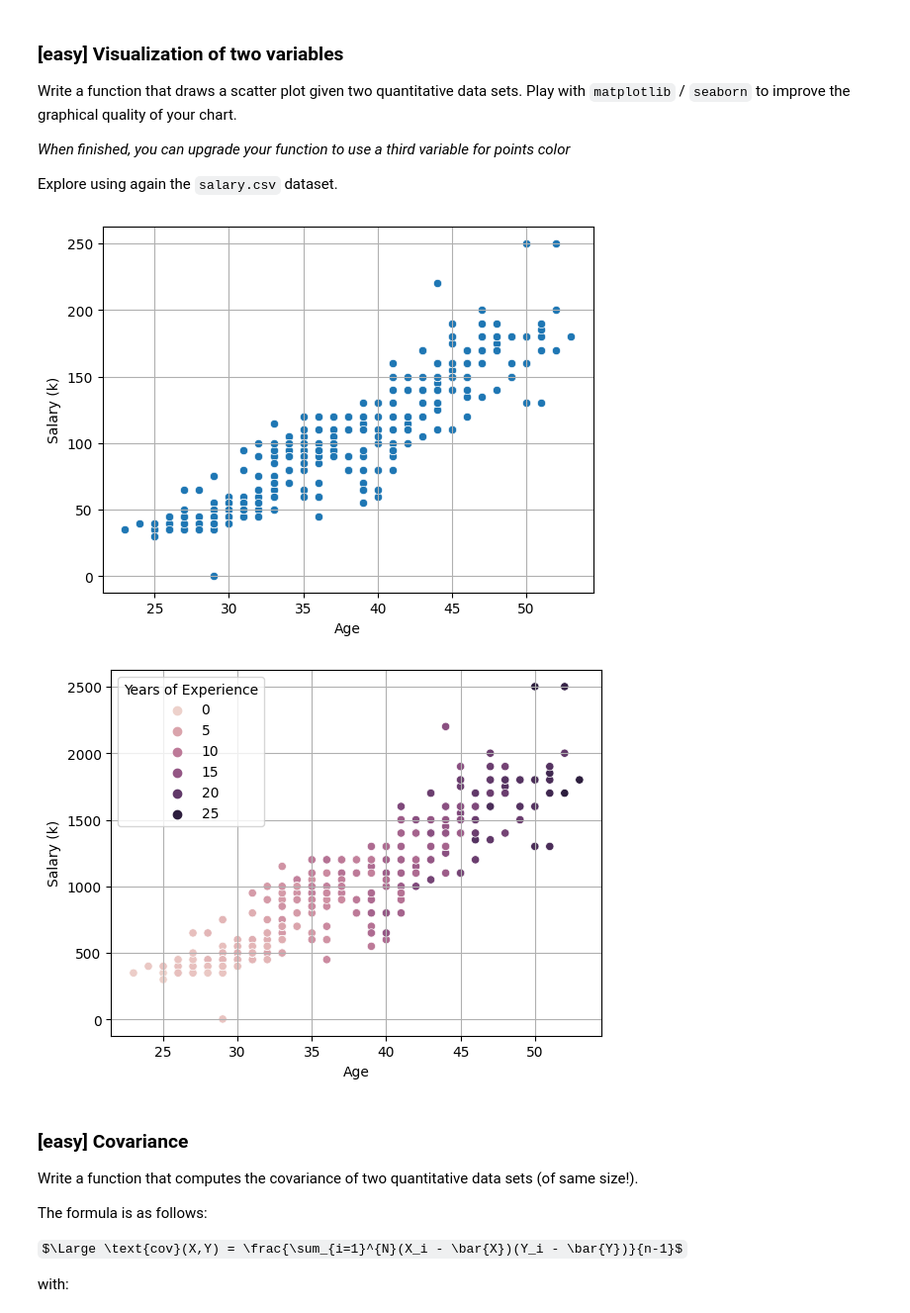
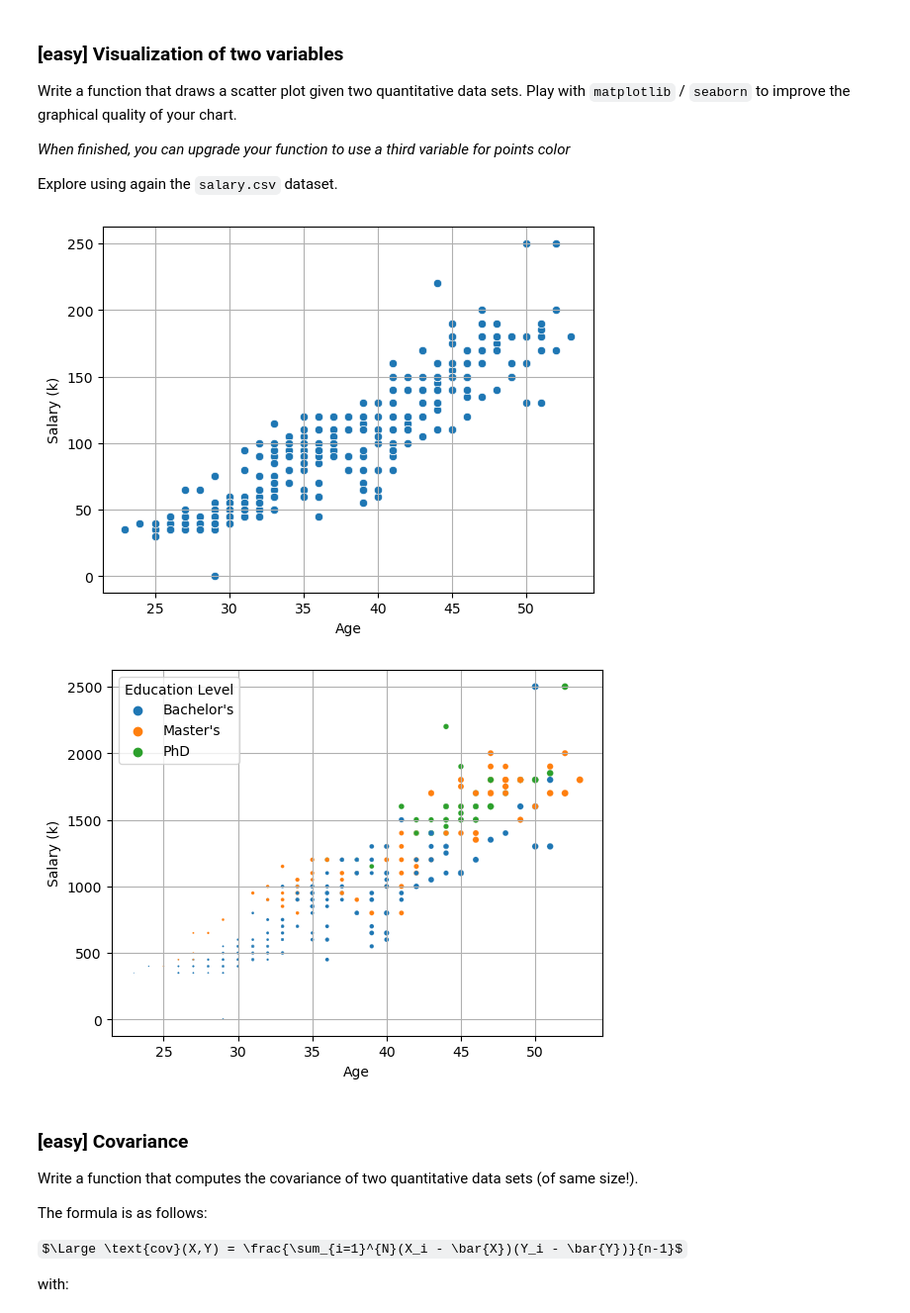
Before and after one commit to Fulin-ZHANG/EM-Lyon, a Jupyter notebook: Week2_Data_cleaning_analysis/Session_03/Session_03.ipynb, the cells around one changed output. Shown at 99% size. Saved outputs shown, nothing was run; the diff lists cells and outputs as text; code cells hidden in the pictures; some formulas as TeX source.

```diff
--- a/Week2_Data_cleaning_analysis/Session_03/Session_03.ipynb
+++ b/Week2_Data_cleaning_analysis/Session_03/Session_03.ipynb
@@ -477,27 +487,32 @@ Play with `matplotlib` / `seaborn` to improve the graphical quality of your char
 
 Explore using again the `salary.csv` dataset.
 # %%
-def msds_scatter_plot(data1, data2, title1, title2, color=None):
-    pass
+def msds_scatter_plot(data1, data2, title1, title2, color=None, size=None):
+    plt.figure()
+    sb.scatterplot(x=data1, y=data2, hue=color, s=size).set(
+        ylabel=title2, xlabel=title1
+    )
+    plt.grid(zorder=0)
 
 
 def test_msds_scatter_plot():
-    salary_data = pd.read_csv("data/salary.csv")
+    salary_data = pd.read_csv("../Session_01/data/salary.csv")
     salary_data = salary_data.dropna()
     msds_scatter_plot(salary_data.Age, salary_data.Salary / 1000, "Age", "Salary (k)")
     msds_scatter_plot(
         salary_data.Age,
         salary_data.Salary / 100,
         "Age",
         "Salary (k)",
-        color=salary_data["Years of Experience"],
+        color=salary_data["Education Level"],
+        size=salary_data["Years of Experience"],
     )
 
 
 test_msds_scatter_plot()
 # %% [output]
 [figure]
-[figure, old version]
+[figure, new version]
 # %% [markdown]
 ### [easy] Covariance
 
```
Also changed, not shown: parts of 8 cells of this notebook.
